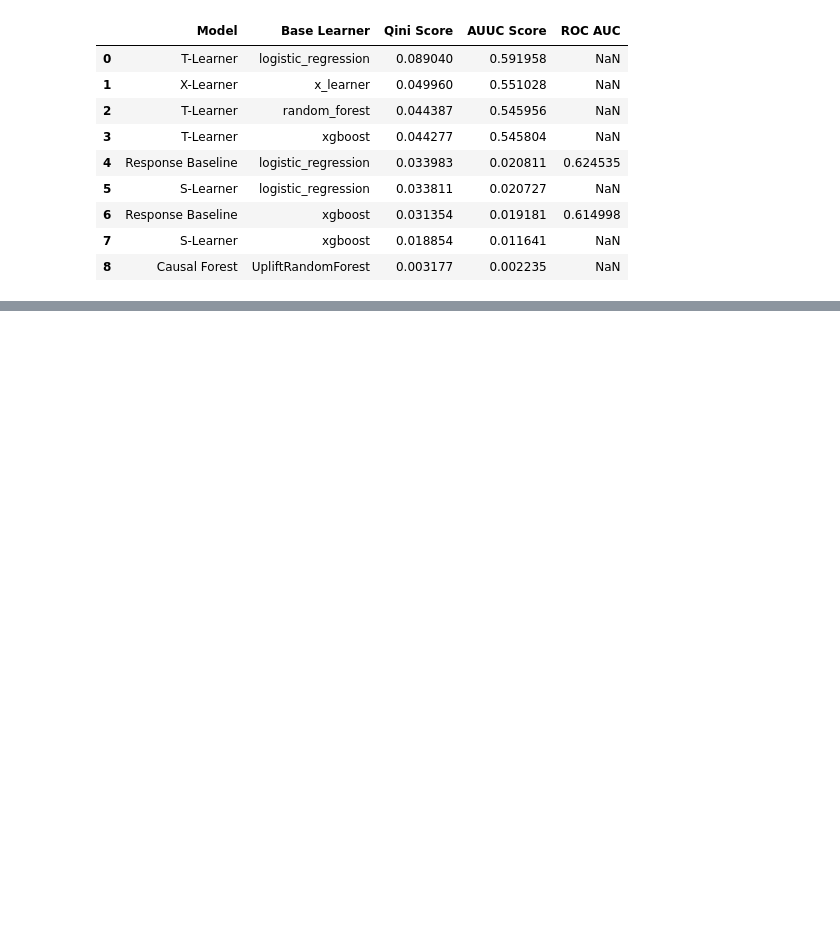
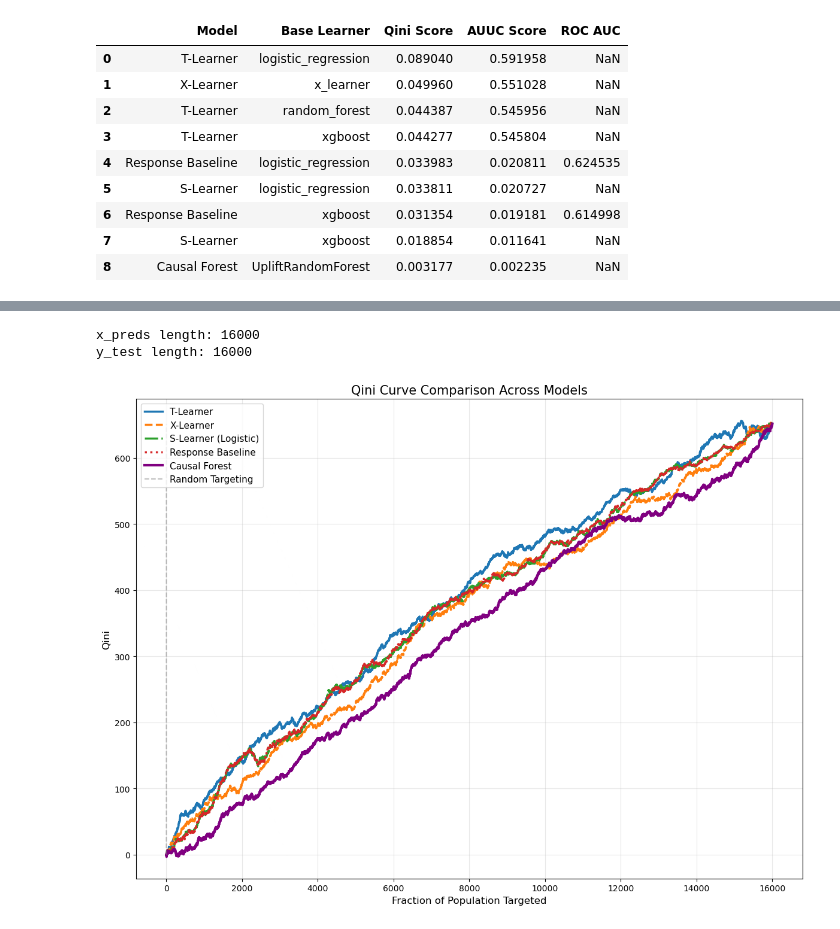
Before and after one commit to brianrp09232000/hillstrom-email-uplift-modeling, a Jupyter notebook: notebooks/10_evaluation_qini_auuc.ipynb, the cells around one changed output, grey strips where cells are left out. Drawn from its saved outputs; the diff is of its cells as text; code cells hidden in the pictures; blank space fills up the shorter version.

Commit message:
Add Qini and uplift curve comparison plots across all models

```diff
--- a/notebooks/10_evaluation_qini_auuc.ipynb
+++ b/notebooks/10_evaluation_qini_auuc.ipynb
@@ -141,3 +141,11 @@ comparison_df
 | 6 | Response Baseline | xgboost | 0.031354 | 0.019181 | 0.614998 |
 | 7 | S-Learner | xgboost | 0.018854 | 0.011641 | NaN |
 | 8 | Causal Forest | UpliftRandomForest | 0.003177 | 0.002235 | NaN |
+# %%
+x_preds = pd.read_csv('outputs/predictions/tau_hat_x.csv')
+print(x_preds.columns.tolist())
+print(x_preds.head())
+
+t_preds = pd.read_csv('outputs/predictions/t_learner_predictions.csv')
+print("\n", t_preds.columns.tolist())
+print(t_preds.head())
@@ -143,0 +170,46 @@ comparison_df
+# %%
+print("x_preds length:", len(x_preds))
+print("y_test length:", len(y_test))
+# %% [output]
+x_preds length: 16000
+y_test length: 16000
+# %%
+from sklift.metrics import qini_curve, perfect_qini_curve, uplift_curve, perfect_uplift_curve
+
+plt.figure(figsize=(12, 9))
+
+# T-Learner
+frac, vals = qini_curve(t_preds['y_true'].values, t_preds['lgr_predicted_uplift'].values, t_preds['treatment'].values)
+plt.plot(frac, vals, label='T-Learner', linewidth=2.5, linestyle='-')
+
+# X-Learner
+frac, vals = qini_curve(y_test.values, x_preds['tau_hat_x'].values, treatment_test.values)
+plt.plot(frac, vals, label='X-Learner', linewidth=2.5, linestyle='--')
+
+# S-Learner
+frac, vals = qini_curve(s_preds['y_true'].values, s_preds['tau_hat_lr'].values, s_preds['treatment'].values)
+plt.plot(frac, vals, label='S-Learner (Logistic)', linewidth=2.5, linestyle='-.')
+
+# Response Baseline
+frac, vals = qini_curve(rb_preds['y_true'].values, rb_preds['logistic_proba'].values, treatment_test.values)
+plt.plot(frac, vals, label='Response Baseline', linewidth=2.5, linestyle=':')
+cf_preds = pd.read_csv('outputs/predictions/causal_forest_predictions.csv')
+
+# Causal Forest
+cf_preds = pd.read_csv('outputs/predictions/causal_forest_predictions.csv')
+frac, vals = qini_curve(cf_preds['y_true'].values, cf_preds['cf_predicted_uplift'].values, cf_preds['treatment'].values)
+plt.plot(frac, vals, label='Causal Forest', linewidth=3, linestyle='-', color='purple')
+
+# Random targeting reference line
+plt.plot([0, 1], [0, vals[-1]], color='gray', linestyle='--', label='Random Targeting', alpha=0.5)
+
+plt.xlabel('Fraction of Population Targeted', fontsize=12)
+plt.ylabel('Qini', fontsize=12)
+plt.title('Qini Curve Comparison Across Models', fontsize=15)
+plt.legend(fontsize=11, loc='upper left')
+plt.grid(alpha=0.3)
+plt.tight_layout()
+plt.savefig('outputs/figures/model_comparison_qini_curves.png', dpi=200)
+plt.show()
+# %% [output]
+[figure, added]
```
Also changed, not shown: parts of 3 cells of this notebook, 2 other files.
